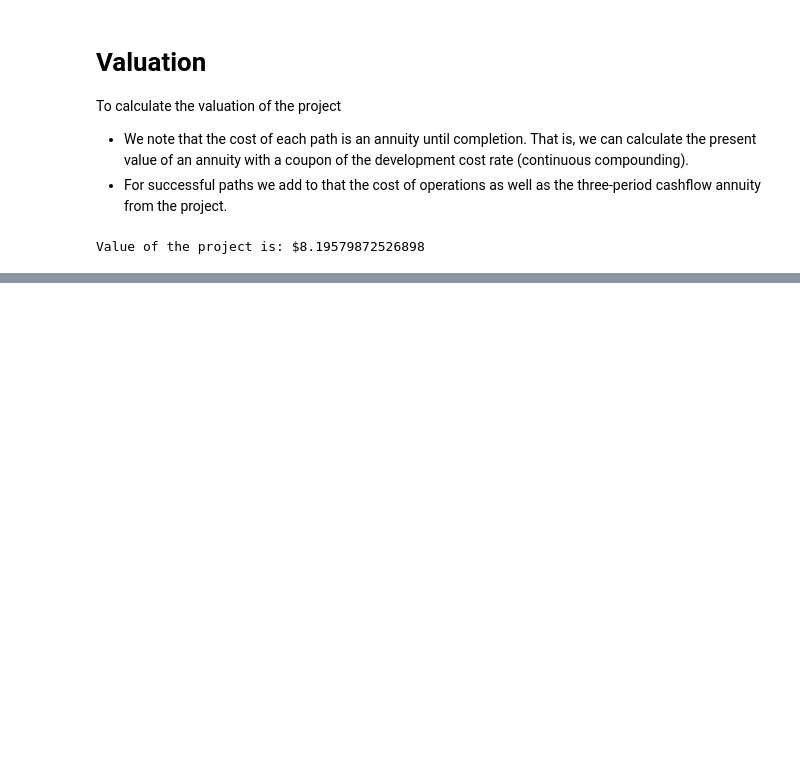
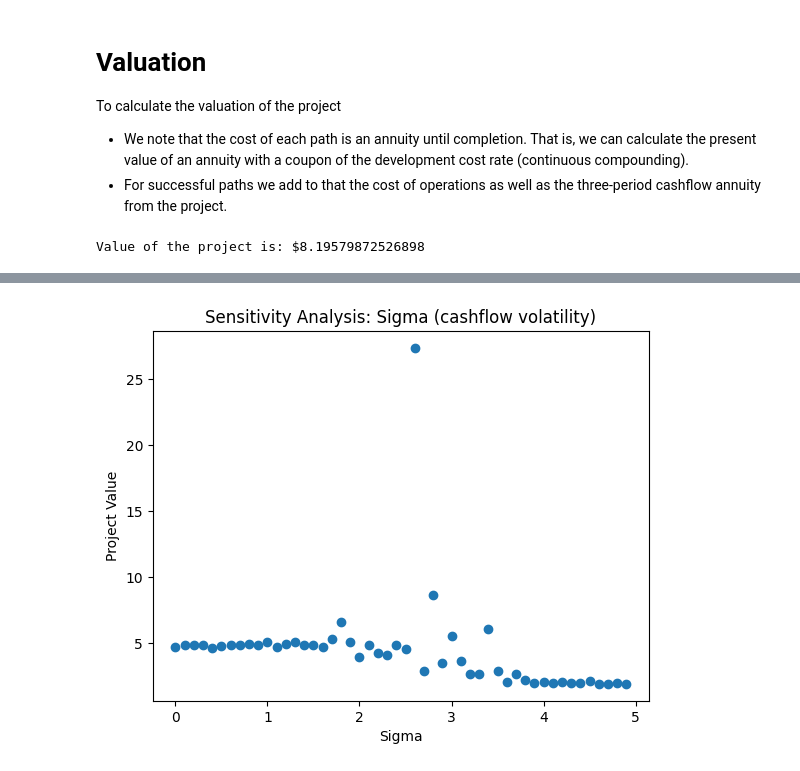
Before and after one commit to Alistair-Russell/Lean-Project-Valuation, a Jupyter notebook: lean_valuation.ipynb, the cells around one changed output, grey strips where cells are left out. Saved outputs shown, nothing was run; the diff lists cells and outputs as text; code cells hidden in the pictures; blank space fills up the shorter version.

```diff
--- a/lean_valuation.ipynb
+++ b/lean_valuation.ipynb
@@ -371,0 +396,19 @@ Value of the project is: $8.19579872526898
+# %%
+# Simulate volatility
+N = 10000
+sigma_range = np.arange(0, 5, 0.1)
+rnd = RandomState(seed=1234)
+sigma_cfs = [CashflowProcess(mu=DRIFT, sigma=s).simulate(TIME_ARRAY, N, STEP, rnd) for s in sigma_range]
+sigma_cds = [CostProcess(1).generate(TIME_ARRAY) for s in sigma_range]
+sigma_cos = [CostProcess(0.5).generate(TIME_ARRAY)  for s in sigma_range]
+# Valuation
+sigma_vals = [LeanProjectValuation(cp[0], cd, co).valuation() for cp, cd, co in zip(sigma_cfs, sigma_cds, sigma_cos)]
+
+# Plot results
+plt.title("Sensitivity Analysis: Sigma (cashflow volatility)")
+plt.xlabel("Sigma")
+plt.ylabel("Project Value")
+plt.scatter(sigma_range, sigma_vals)
+plt.show()
+# %% [output]
+[figure, added]
```
Also changed, not shown: parts of 2 cells of this notebook.
